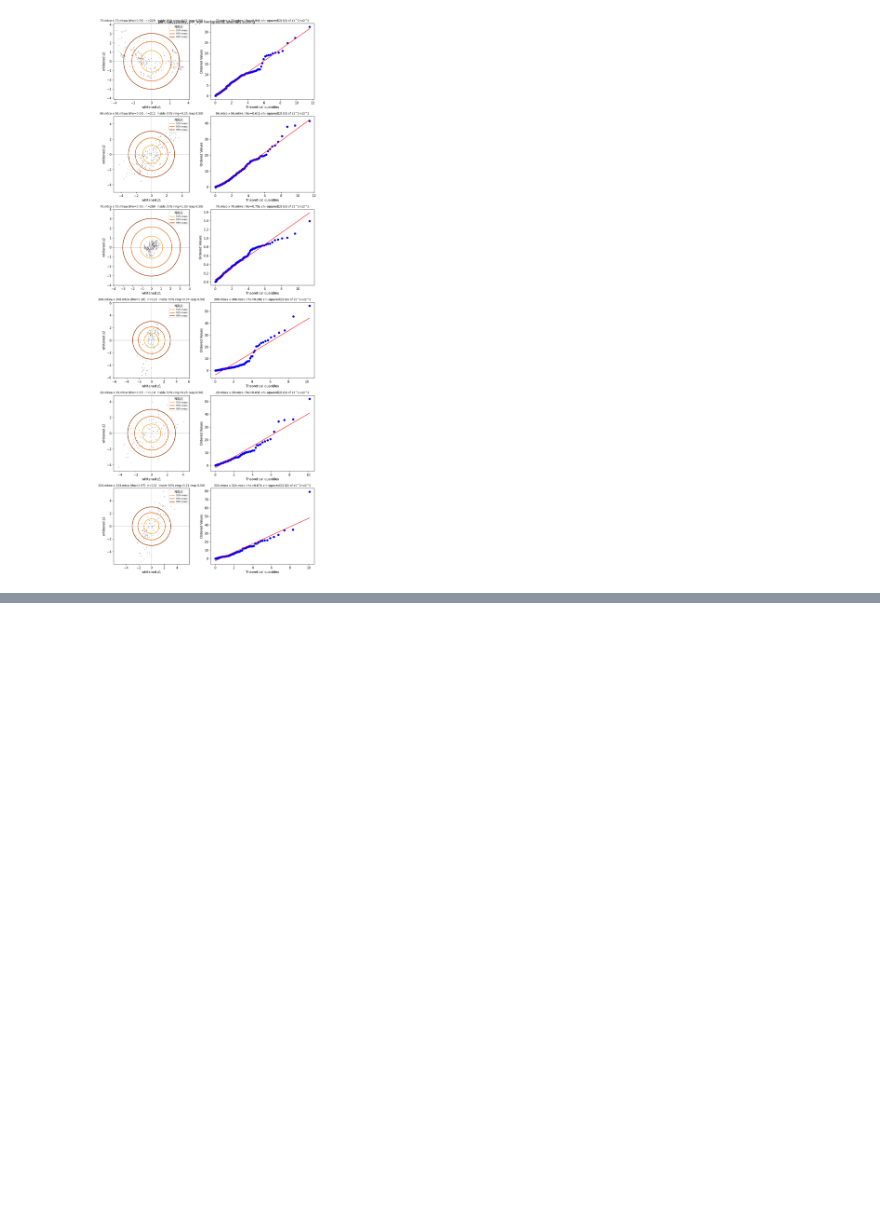
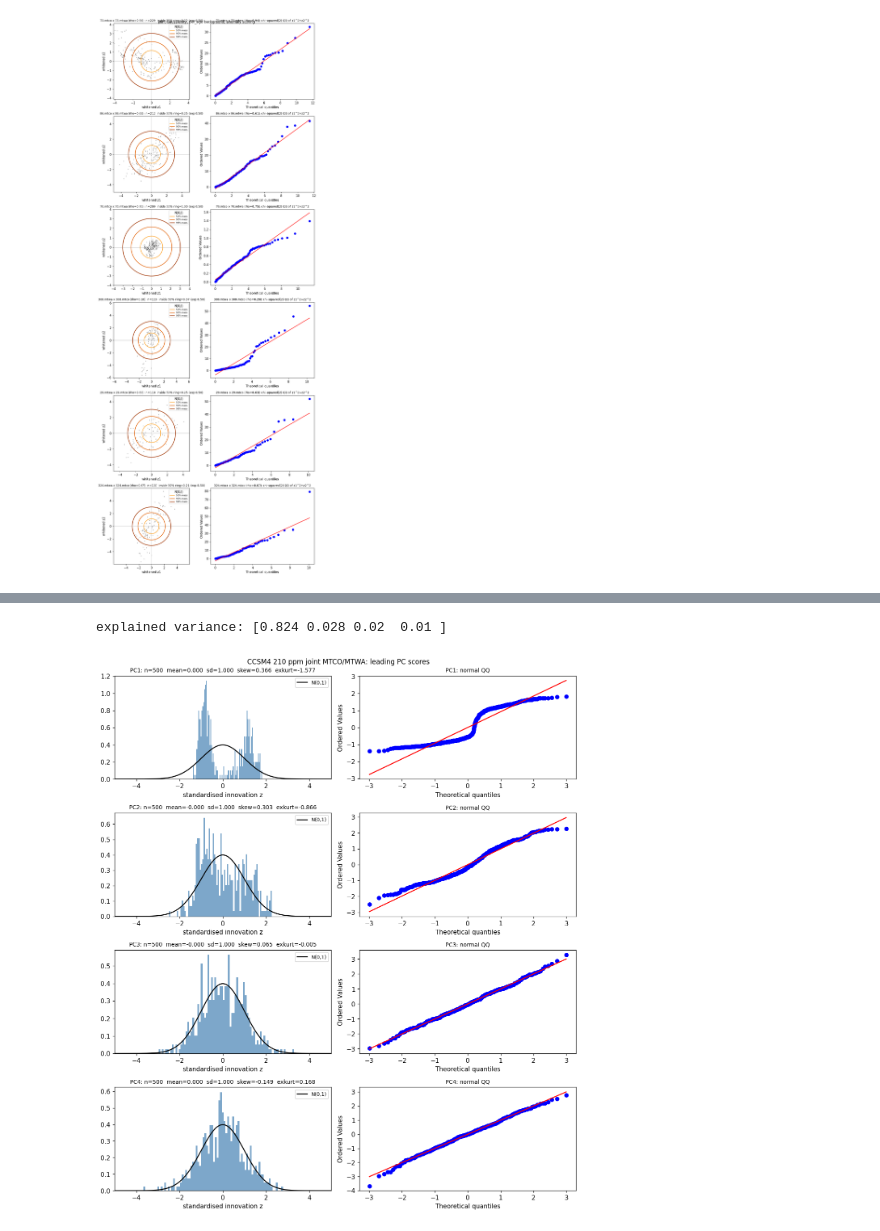
Before and after one commit to evgeni-g-georgiev/sparse_paleoclimate_field_reconstruction, a Jupyter notebook: notebooks/07_da_assumptions.ipynb, the cells around one changed output, grey strips where cells are left out. Saved outputs shown, nothing was run; the diff lists cells and outputs as text; code cells hidden in the pictures; blank space fills up the shorter version.

```diff
--- a/notebooks/07_da_assumptions.ipynb
+++ b/notebooks/07_da_assumptions.ipynb
@@ -237,0 +288,16 @@ for kind in backgrounds:
+# %%
+# Joint (MTCO, MTWA) field: the exact state vector the 3DVar prior is placed on.
+stack = np.stack([mtco, mtwa], axis=1)  # (n_states, 2, n_lat, n_lon)
+pj = pca_scores(stack, 4)
+print("explained variance:", np.round(pj["explained_variance_ratio"], 3))
+
+zj = pj["scores"] / pj["scores"].std(axis=0)
+plot_innovation_gaussianity(
+    {f"PC{i + 1}": zj[:, i] for i in range(zj.shape[1])},
+    title="CCSM4 210 ppm joint MTCO/MTWA: leading PC scores",
+    save_path=str(FIG_DIR / "prior_pca_mtco_mtwa.png"),
+)
+plt.show()
+# %% [output]
+explained variance: [0.824 0.028 0.02  0.01 ]
+[figure, added]
```
Also changed, not shown: parts of 4 cells of this notebook.
